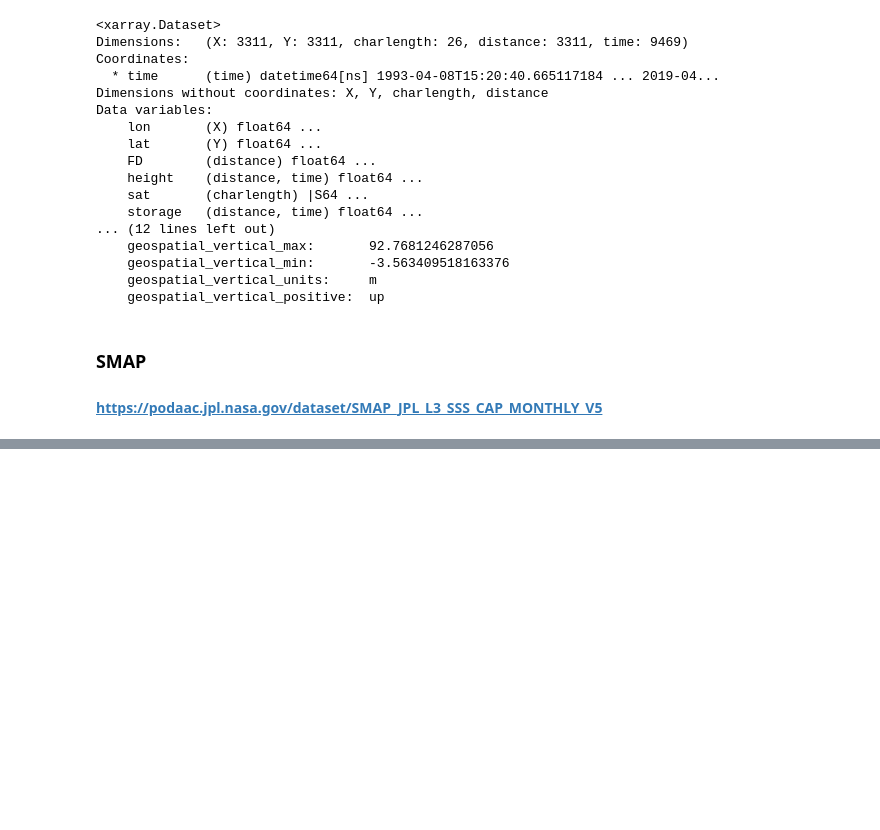
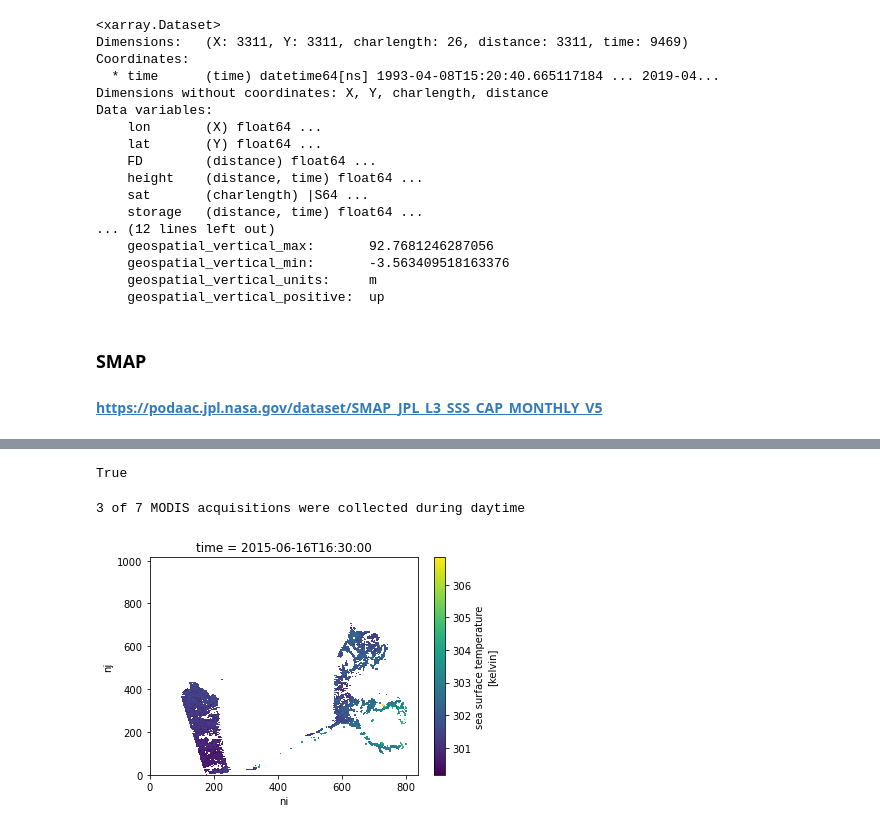
Before and after one commit to celiaou-podaac/iosos_2021, a Jupyter notebook: iosos_demo.ipynb, the cells around one changed output, grey strips where cells are left out. Saved outputs shown, nothing was run; the diff lists cells and outputs as text; code cells hidden in the pictures; blank space fills up the shorter version.

Commit message:
Added MODIS L2 and updated SMAP version

```diff
--- a/iosos_demo.ipynb
+++ b/iosos_demo.ipynb
@@ -258,0 +730,8 @@ Data variables:
+# %%
+# Add new 'datetime' column so that we aren't working with strings:
+subsets_df['datetime'] = pd.to_datetime(subsets_df['start'])
+
+# Add new 'date' column for aggregation during the final steps of the workflow:
+subsets_df['date'] = subsets_df.datetime.apply(lambda x: x.date()).tolist()
+
+subsets_df.date.iloc[0]
@@ -258,0 +740,4 @@ Data variables:
+# %%
+target_dir = f"data"
+
+!mkdir $target_dir
@@ -258,0 +801,26 @@ Data variables:
+# %%
+subsets_df['path'] = subsets_df['href'].apply(lambda x: abspath(join(target_dir, basename(x))))
+
+isfile(subsets_df['path'].iloc[0])
+# %% [output]
+True
+# %%
+subsets_day = subsets_df[subsets_df.daytime==True].copy()
+
+print(subsets_day.index.size, "of", subsets_df.index.size, "MODIS acquisitions were collected during daytime")
+# %% [output]
+3 of 7 MODIS acquisitions were collected during daytime
+# %%
+
+with xr.open_dataset(subsets_day.iloc[0].path) as ds:
+
+    # Create a mask for pixels that are
+    quality_mask = ds.quality_level[0]==5
+
+    # Fill pixels where ###### with np.nan:
+    masked_ds = ds.where(quality_mask)
+
+    # Plot the resulting array of sea surface temperature:
+    masked_ds.sea_surface_temperature[0].plot()
+# %% [output]
+[figure, added]
```
Also changed, not shown: parts of 34 cells of this notebook, 1 other file.
